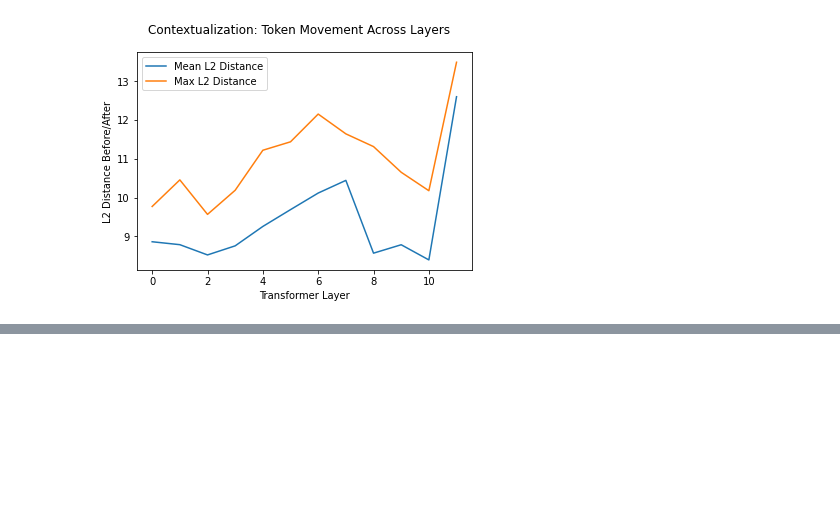
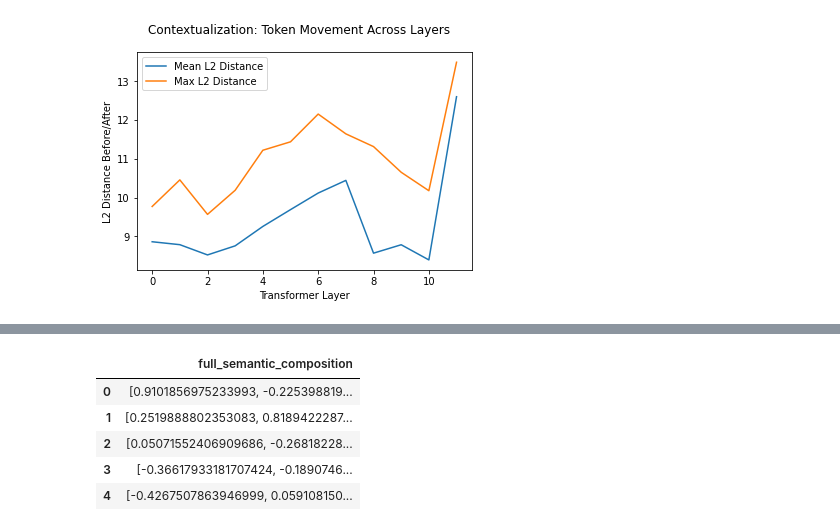
Before and after one commit to tsumers/bert-brains, a Jupyter notebook: Transformer Attention Analyses.ipynb, the cells around one changed output, grey strips where cells are left out. Saved outputs shown, nothing was run; the diff lists cells and outputs as text; code cells hidden in the pictures; blank space fills up the shorter version.

```diff
--- a/Transformer Attention Analyses.ipynb
+++ b/Transformer Attention Analyses.ipynb
@@ -169,0 +199,10 @@ sns.heatmap(pd.DataFrame(np.corrcoef(normalized)))
+# %%
+baz = pd.read_pickle("{}_{}_semantic_composition_max_l2.pkl".format(STIMULUS, MODEL))
+baz.head()
+# %% [output]
+|  | full_semantic_composition |
+| 0 | [0.9101856975233993, -0.225398819... |
+| 1 | [0.2519888802353083, 0.8189422287... |
+| 2 | [0.05071552406909686, -0.26818228... |
+| 3 | [-0.36617933181707424, -0.1890746... |
+| 4 | [-0.4267507863946999, 0.059108150... |
```
Also changed, not shown: parts of 11 cells of this notebook, 1 other file.
